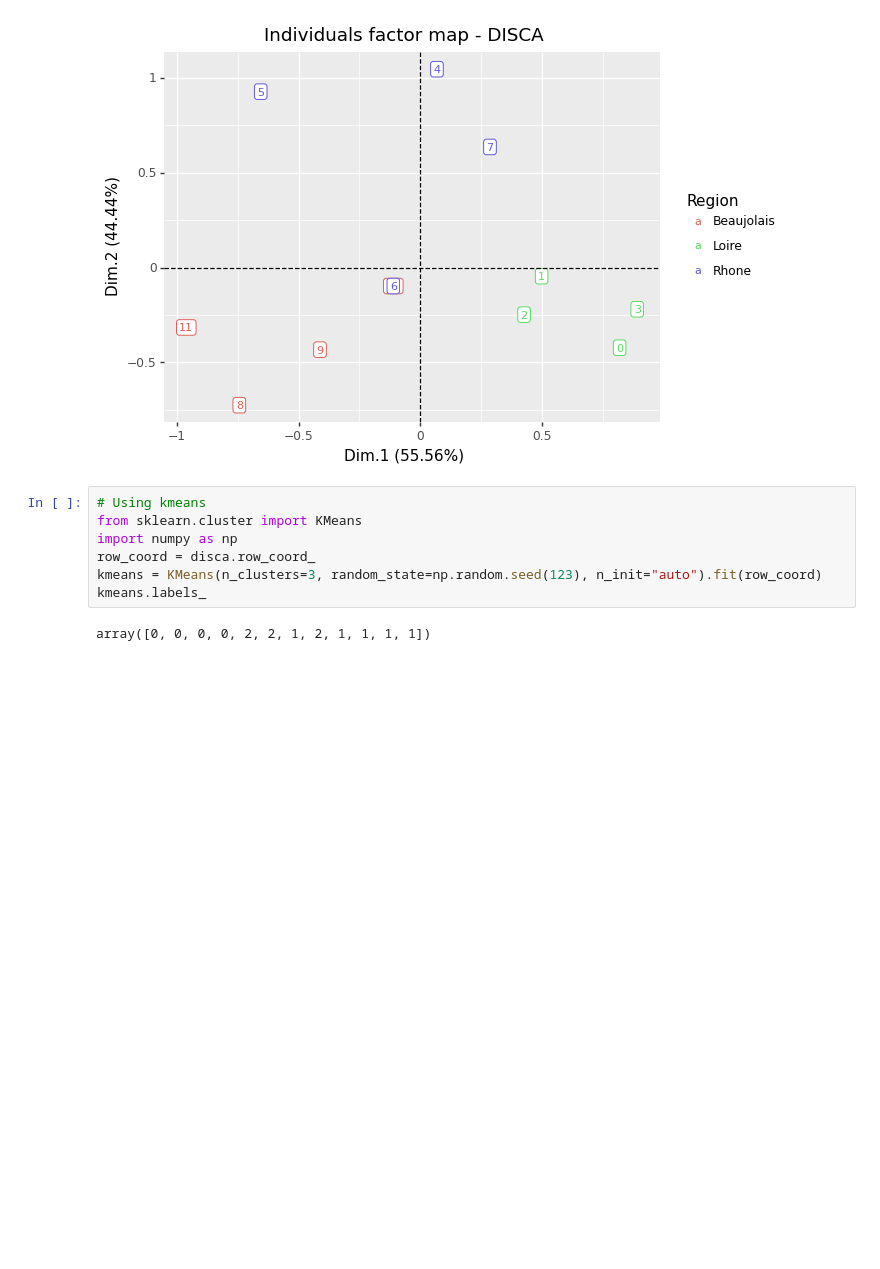
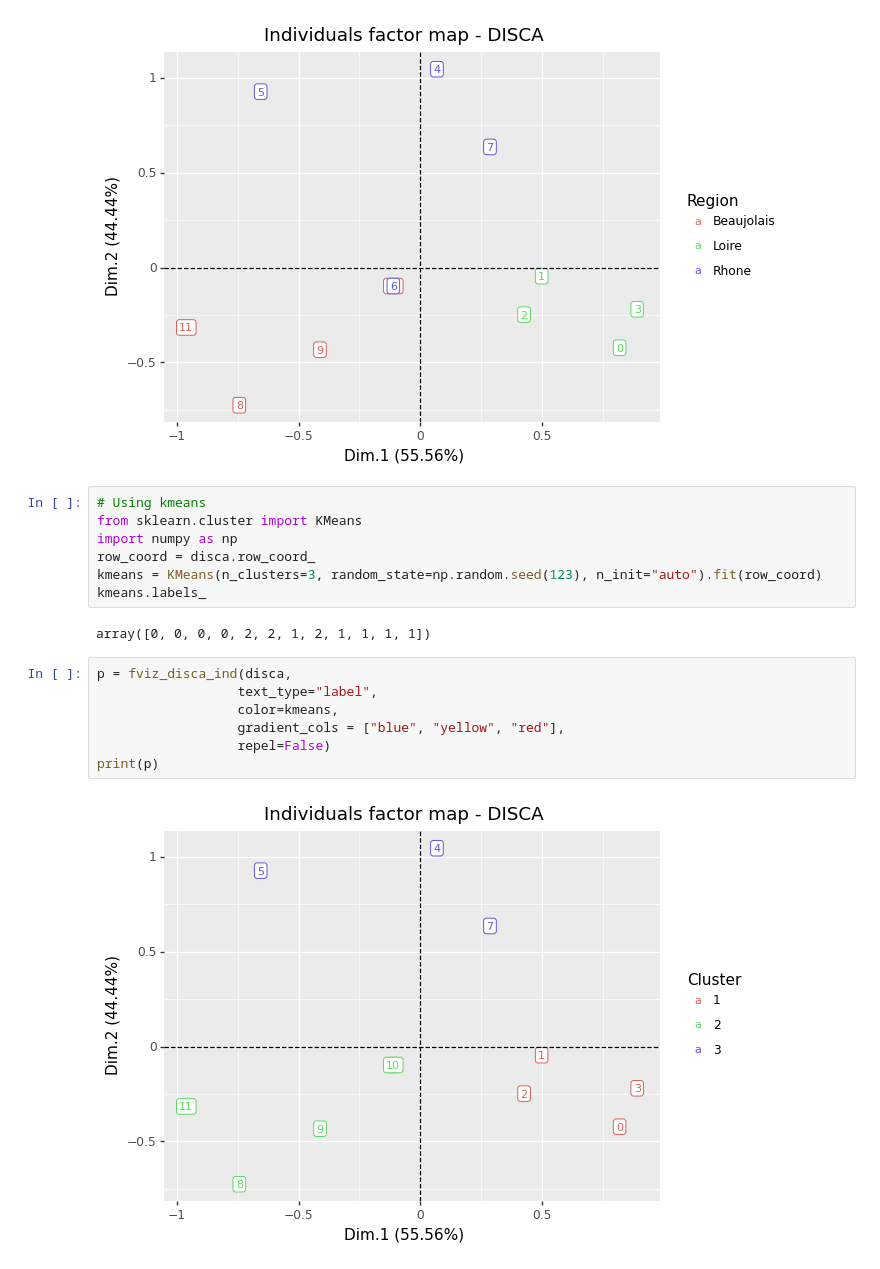
Before and after one commit to enfantbenidedieu/scientisttools, a Jupyter notebook: disca2_example.ipynb, the cells around one changed output. Cells and saved outputs as stored; diff of their text form; blank space fills up the shorter version.

```diff
--- a/disca2_example.ipynb
+++ b/disca2_example.ipynb
@@ -62,3 +62,12 @@ kmeans = KMeans(n_clusters=3, random_state=np.random.seed(123), n_init="auto").f
 kmeans.labels_
 # %% [output]
 array([0, 0, 0, 0, 2, 2, 1, 2, 1, 1, 1, 1])
+# %%
+p = fviz_disca_ind(disca,
+                  text_type="label",
+                  color=kmeans,
+                  gradient_cols = ["blue", "yellow", "red"],
+                  repel=False)
+print(p)
+# %% [output]
+[figure, added]
```
Also changed, not shown: 4 other files.
